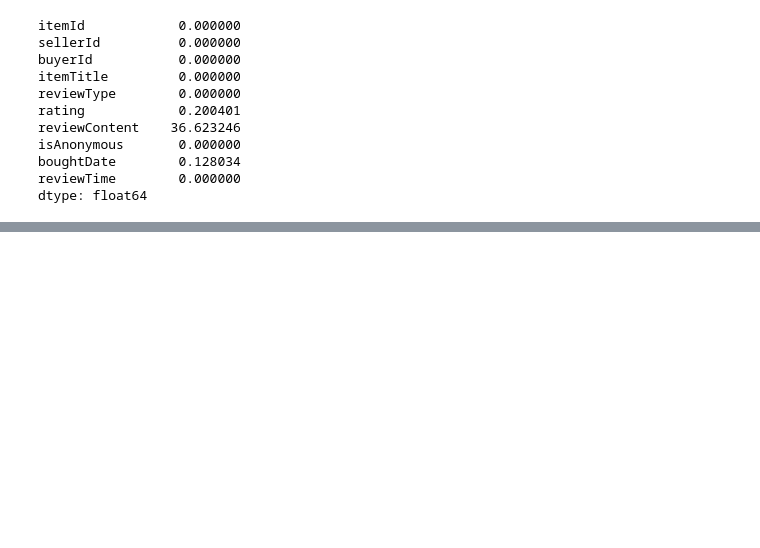
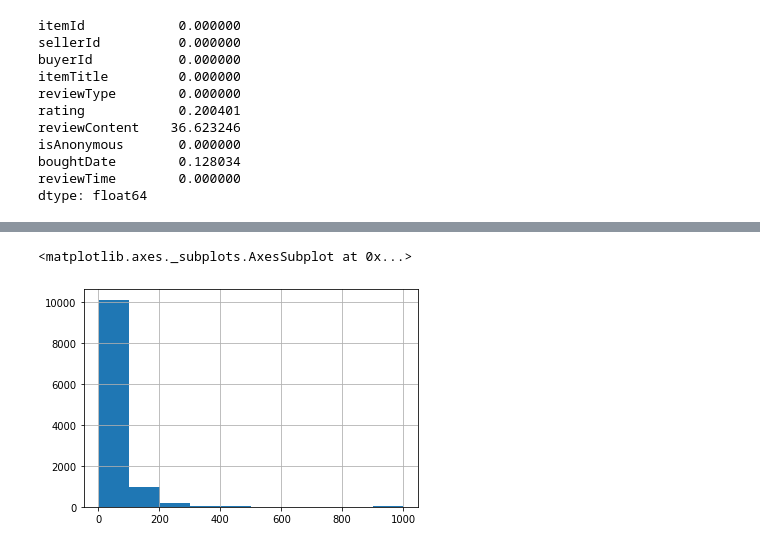
Before and after one commit to nunan-ct/Review_analysic, a Jupyter notebook: Pre -precessing.ipynb, the cells around one changed output, grey strips where cells are left out. Saved outputs shown, nothing was run; the diff lists cells and outputs as text; code cells hidden in the pictures; blank space fills up the shorter version.

```diff
--- a/Pre -precessing.ipynb
+++ b/Pre -precessing.ipynb
@@ -51,0 +62,5 @@ Name: rating, dtype: int64
+# %%
+data['len_review'].hist()
+# %% [output]
+<matplotlib.axes._subplots.AxesSubplot at 0x...>
+[figure, added]
```
Also changed, not shown: parts of 7 cells of this notebook.
